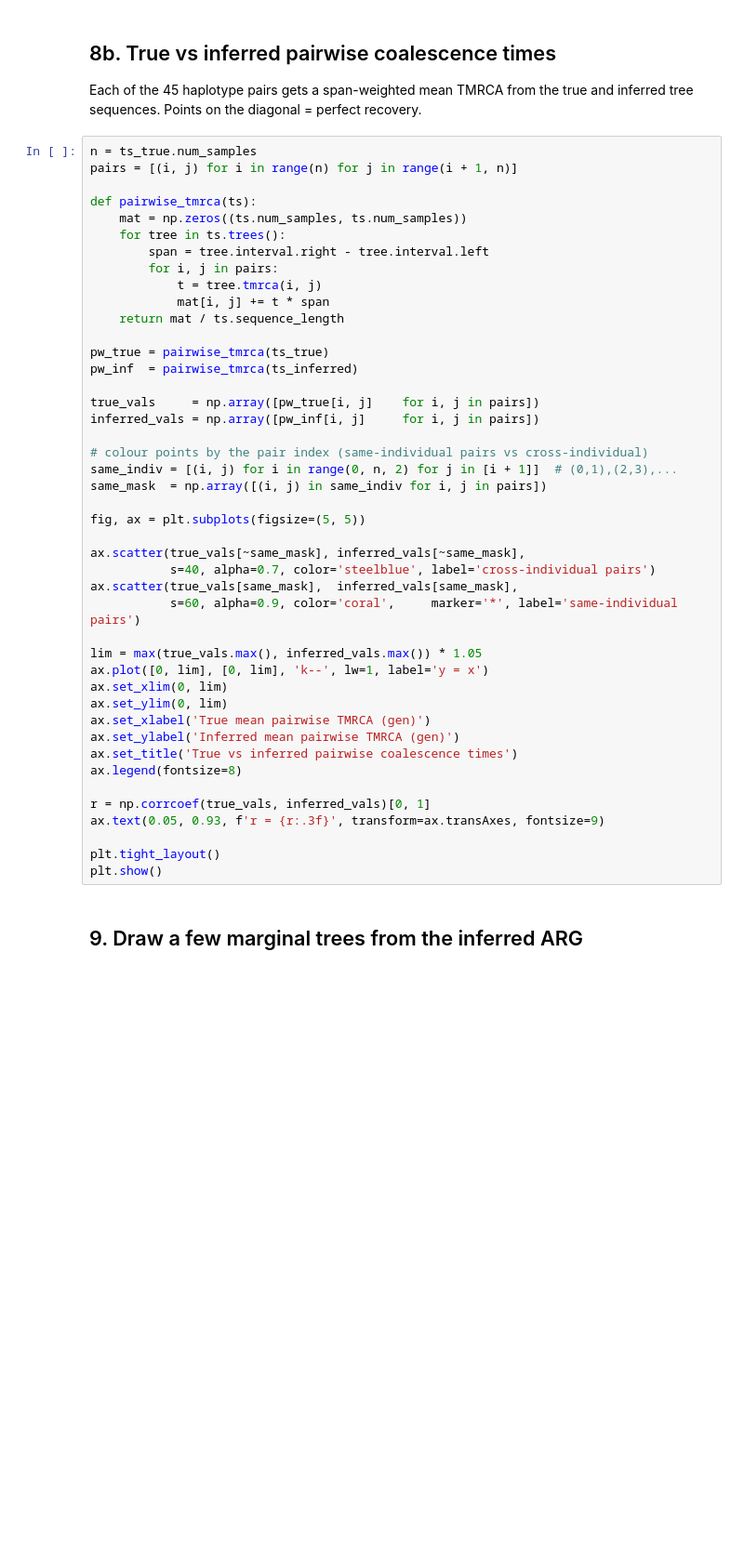
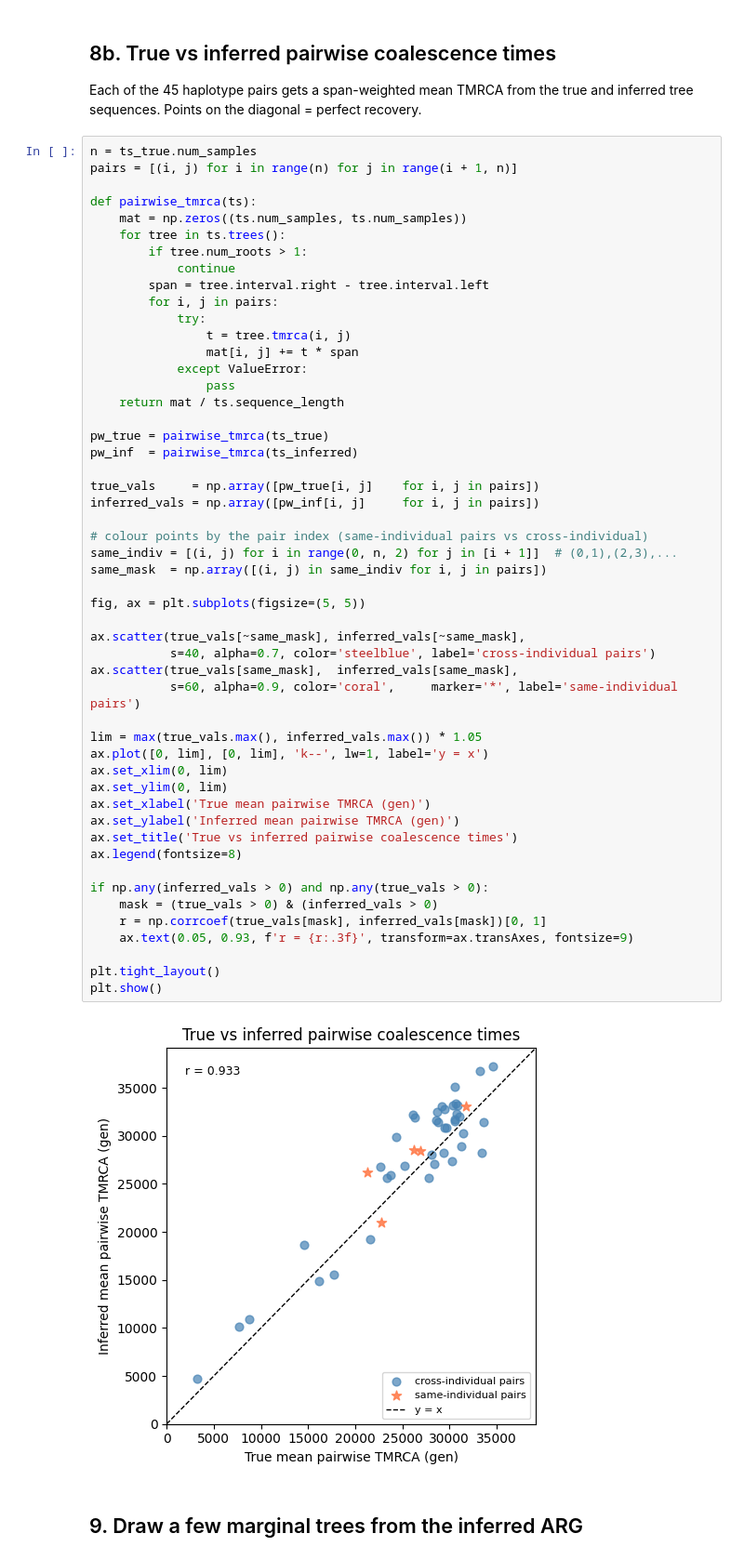
Before and after one commit to kevinkorfmann/pysinger, a Jupyter notebook: pysingerarg/demo.ipynb, the cells around one changed output. Shown at 93% size. Saved outputs shown, nothing was run; the diff lists cells and outputs as text; blank space fills up the shorter version.

```diff
--- a/pysingerarg/demo.ipynb
+++ b/pysingerarg/demo.ipynb
@@ -313,43 +386,52 @@ pairs = [(i, j) for i in range(n) for j in range(i + 1, n)]
 def pairwise_tmrca(ts):
     mat = np.zeros((ts.num_samples, ts.num_samples))
     for tree in ts.trees():
+        if tree.num_roots > 1:
+            continue
         span = tree.interval.right - tree.interval.left
         for i, j in pairs:
-            t = tree.tmrca(i, j)
-            mat[i, j] += t * span
+            try:
+                t = tree.tmrca(i, j)
+                mat[i, j] += t * span
+            except ValueError:
+                pass
     return mat / ts.sequence_length
 
 pw_true = pairwise_tmrca(ts_true)
 pw_inf  = pairwise_tmrca(ts_inferred)
 
 true_vals     = np.array([pw_true[i, j]    for i, j in pairs])
 inferred_vals = np.array([pw_inf[i, j]     for i, j in pairs])
 
 # colour points by the pair index (same-individual pairs vs cross-individual)
 same_indiv = [(i, j) for i in range(0, n, 2) for j in [i + 1]]  # (0,1),(2,3),...
 same_mask  = np.array([(i, j) in same_indiv for i, j in pairs])
 
 fig, ax = plt.subplots(figsize=(5, 5))
 
 ax.scatter(true_vals[~same_mask], inferred_vals[~same_mask],
            s=40, alpha=0.7, color='steelblue', label='cross-individual pairs')
 ax.scatter(true_vals[same_mask],  inferred_vals[same_mask],
            s=60, alpha=0.9, color='coral',     marker='*', label='same-individual pairs')
 
 lim = max(true_vals.max(), inferred_vals.max()) * 1.05
 ax.plot([0, lim], [0, lim], 'k--', lw=1, label='y = x')
 ax.set_xlim(0, lim)
 ax.set_ylim(0, lim)
 ax.set_xlabel('True mean pairwise TMRCA (gen)')
 ax.set_ylabel('Inferred mean pairwise TMRCA (gen)')
 ax.set_title('True vs inferred pairwise coalescence times')
 ax.legend(fontsize=8)
 
-r = np.corrcoef(true_vals, inferred_vals)[0, 1]
-ax.text(0.05, 0.93, f'r = {r:.3f}', transform=ax.transAxes, fontsize=9)
+if np.any(inferred_vals > 0) and np.any(true_vals > 0):
+    mask = (true_vals > 0) & (inferred_vals > 0)
+    r = np.corrcoef(true_vals[mask], inferred_vals[mask])[0, 1]
+    ax.text(0.05, 0.93, f'r = {r:.3f}', transform=ax.transAxes, fontsize=9)
 
 plt.tight_layout()
 plt.show()
+# %% [output]
+[figure, added]
 # %% [markdown]
 ## 9. Draw a few marginal trees from the inferred ARG
 # %%
```
Also changed, not shown: parts of 11 cells of this notebook, 34 other files.
